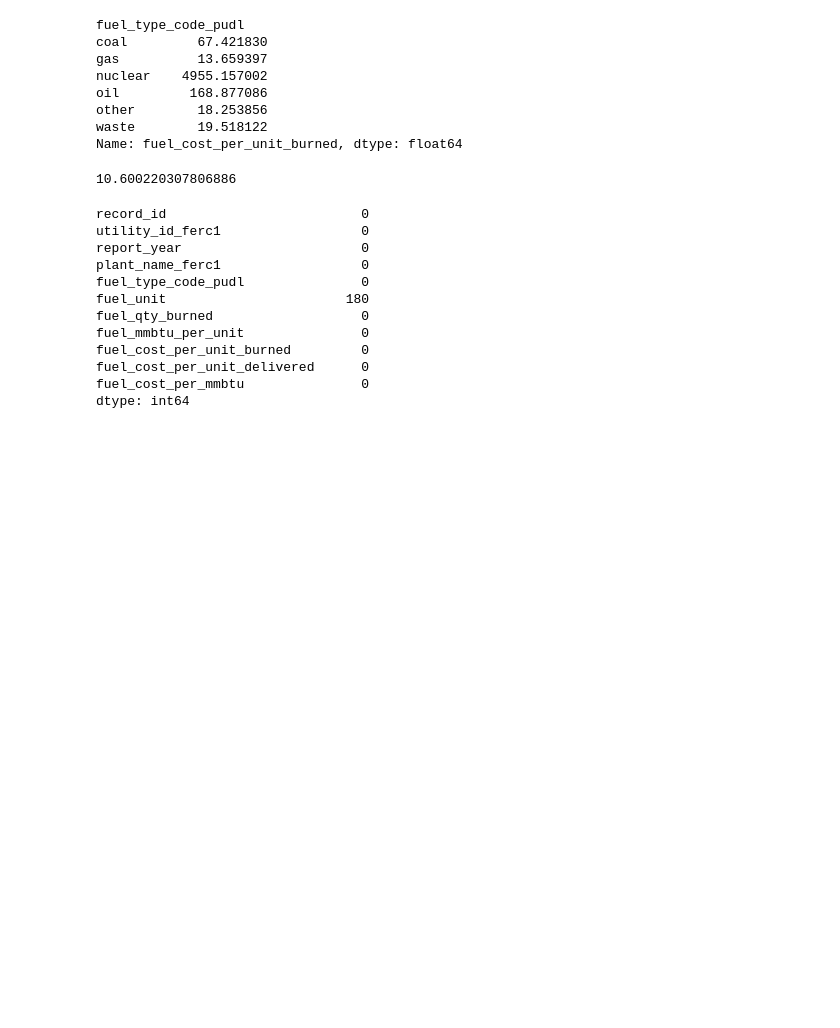
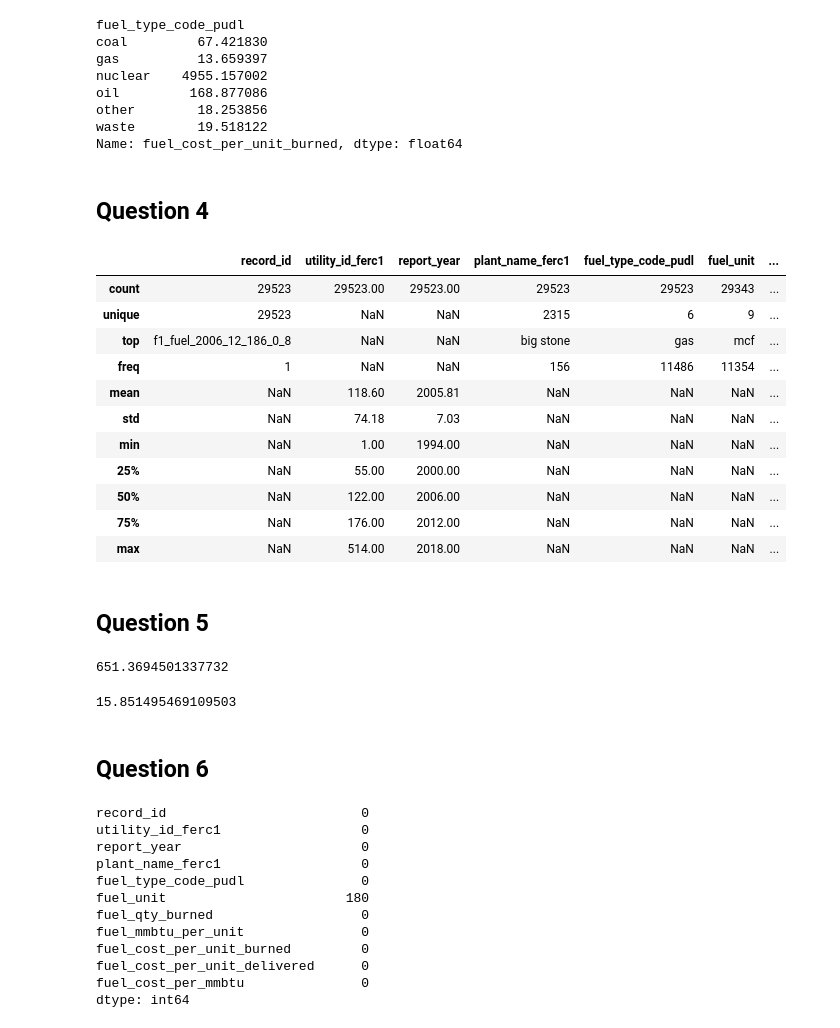
Before and after one commit to OpeyemiOsakuade/Hamoye-Data-Science-Internship, a Jupyter notebook: Task1.ipynb, the cells around one changed output. Drawn from its saved outputs; the diff is of its cells as text; code cells hidden in the pictures; blank space fills up the shorter version.

```diff
--- a/Task1.ipynb
+++ b/Task1.ipynb
@@ -42,7 +56,36 @@ std_dev_Fuel_mmbtu = fuel_data['fuel_mmbtu_per_unit'].std()
-# %%
-std_dev_Fuel_mmbtu
-# %% [output]
-10.600220307806886
+# %% [markdown]
+## Question 4
+# %%
+fuel_data.describe(include='all').round(2)
+# %% [output]
+|  | record_id | utility_id_ferc1 | report_year | plant_name_ferc1 | fuel_type_code_pudl | fuel_unit | ... |
+| count | 29523 | 29523.00 | 29523.00 | 29523 | 29523 | 29343 | ... |
+| unique | 29523 | NaN | NaN | 2315 | 6 | 9 | ... |
+| top | f1_fuel_2006_12_186_0_8 | NaN | NaN | big stone | gas | mcf | ... |
+| freq | 1 | NaN | NaN | 156 | 11486 | 11354 | ... |
+| mean | NaN | 118.60 | 2005.81 | NaN | NaN | NaN | ... |
+| std | NaN | 74.18 | 7.03 | NaN | NaN | NaN | ... |
+| min | NaN | 1.00 | 1994.00 | NaN | NaN | NaN | ... |
+| 25% | NaN | 55.00 | 2000.00 | NaN | NaN | NaN | ... |
+| 50% | NaN | 122.00 | 2006.00 | NaN | NaN | NaN | ... |
+| 75% | NaN | 176.00 | 2012.00 | NaN | NaN | NaN | ... |
+| max | NaN | 514.00 | 2018.00 | NaN | NaN | NaN | ... |
+# %% [markdown]
+## Question 5
+# %%
+#To calculate kurtosis
+kurt=fuel_data['fuel_qty_burned'].kurtosis()
+kurt
+# %% [output]
+651.3694501337732
+# %%
+##To calculate skewness
+skew=fuel_data['fuel_qty_burned'].skew()
+skew
+# %% [output]
+15.851495469109503
+# %% [markdown]
+## Question 6
 # %%
 fuel_data.isnull().sum()
 # %% [output]
```
Also changed, not shown: parts of 24 cells of this notebook.
